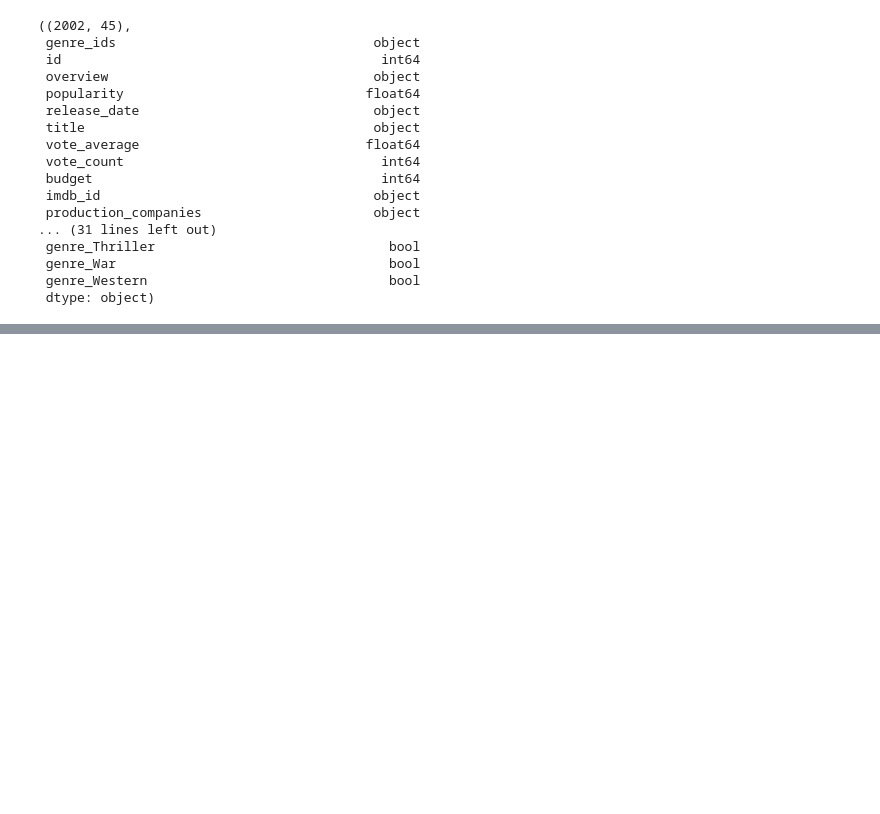
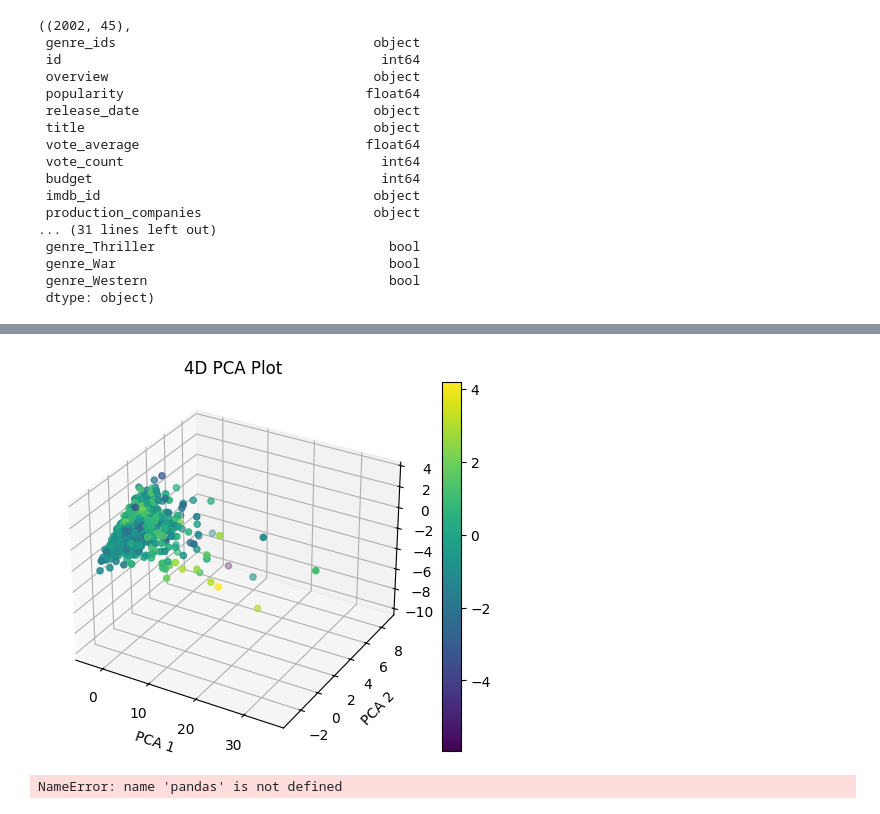
Before and after one commit to minhnhat-nguyen/HCMUS-Movie-Analytics, a Jupyter notebook: notebook/EDA.ipynb, the cells around one changed output, grey strips where cells are left out. Drawn from its saved outputs; the diff is of its cells as text; code cells hidden in the pictures; blank space fills up the shorter version.

```diff
--- a/notebook/EDA.ipynb
+++ b/notebook/EDA.ipynb
@@ -71,0 +152,47 @@ sns.heatmap(numerical_data.corr(), annot=True, cmap='coolwarm', fmt='.2f')
+# %%
+from sklearn.decomposition import PCA
+from mpl_toolkits.mplot3d import Axes3D
+import matplotlib.pyplot as plt
+import pandas as pd
+import numpy as np
+from scipy import stats
+
+# Drop NA
+numerical_data1 = numerical_data.dropna(axis=0, how='any')
+numerical_data_normalized = (numerical_data1 - numerical_data1.mean()) / numerical_data1.std()
+
+# Perform PCA
+pca = PCA(n_components=4)
+pca_result = pca.fit_transform(numerical_data_normalized)
+
+# Create a 3D plot
+fig = plt.figure()
+ax = fig.add_subplot(111, projection='3d')
+
+# Scatter plot with the 4th dimension as color
+sc = ax.scatter(pca_result[:, 0], pca_result[:, 1], pca_result[:, 2], c=pca_result[:, 3], cmap='viridis')
+
+# Add color bar
+plt.colorbar(sc)
+
+# Labels
+ax.set_xlabel('PCA 1')
+ax.set_ylabel('PCA 2')
+ax.set_zlabel('PCA 3')
+plt.title('4D PCA Plot')
+
+plt.show()
+
+
+loadings = pandas.DataFrame(pca.components_.T,
+columns=['PC%s' % _ for _ in range(len(df_normalized.columns))],
+index=df.columns)
+print(loadings)
+
+plot.plot(pca.explained_variance_ratio_)
+plot.ylabel('Explained Variance')
+plot.xlabel('Components')
+plot.show()
+# %% [output]
+[figure, added]
+NameError: name 'pandas' is not defined
```
Also changed, not shown: parts of 5 cells of this notebook.
